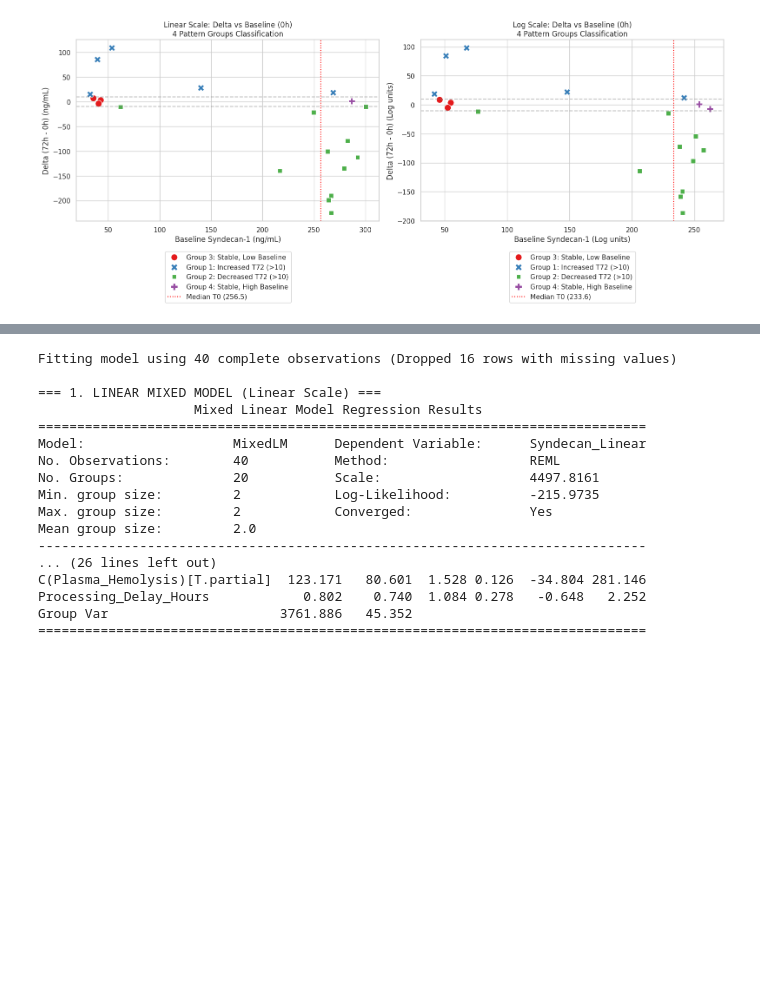
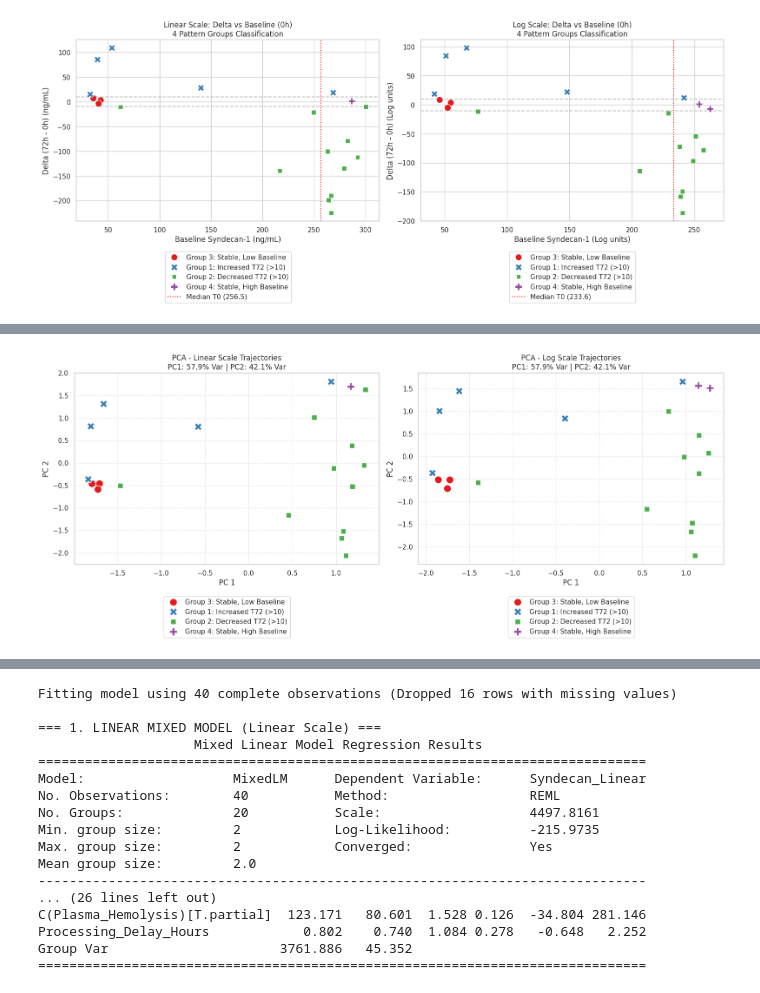
Before and after one commit to tlerksuthirat/Syndecan, a Jupyter notebook: Syndecan_analysis.ipynb, the cells around one changed output, grey strips where cells are left out. Drawn from its saved outputs; the diff is of its cells as text; code cells hidden in the pictures; blank space fills up the shorter version.

```diff
--- a/Syndecan_analysis.ipynb
+++ b/Syndecan_analysis.ipynb
@@ -21,8 +21,8 @@ plt.rcParams["font.size"] = 11
 Choose **one** of the methods below to set your credentials before running the data fetching script. Since we want to upload this notebook to GitHub, we keep these inputs dynamic or hidden.
 # %%
 #@title Method A: Interactive Form Fields (Leave empty on GitHub!)
-SHEET_ID = "" #@param {type:"string"}
-GID = "" #@param {type:"string"}
+SHEET_ID = "1bhjvnO2AzGkdnSnvDgav-vPjCwL8RQlR14mF1ejJw9k" #@param {type:"string"}
+GID = "1217755574" #@param {type:"string"}
 
 if SHEET_ID and GID:
     print("✅ Credentials configured successfully via form fields!")
@@ -625,0 +698,92 @@ plt.show()
+# %%
+import numpy as np
+import pandas as pd
+import matplotlib.pyplot as plt
+import seaborn as sns
+from sklearn.decomposition import PCA
+from sklearn.preprocessing import StandardScaler
+
+# Prepare trajectory data for PCA
+pca_df_linear = pd.DataFrame({
+    'Baseline': df_paired_linear['T0'],
+    'T72': df_paired_linear['T72'],
+    'Delta': df_paired_linear['Delta_Linear']
+})
+
+pca_df_log = pd.DataFrame({
+    'Baseline': df_paired_log['T0'],
+    'T72': df_paired_log['T72'],
+    'Delta': df_paired_log['Delta_Log']
+})
+
+# Standardize the features prior to PCA
+scaler = StandardScaler()
+linear_scaled = scaler.fit_transform(pca_df_linear)
+log_scaled = scaler.fit_transform(pca_df_log)
+
+# Apply PCA (retaining up to 2 components)
+pca_linear = PCA(n_components=2)
+pca_log = PCA(n_components=2)
+
+coords_linear = pca_linear.fit_transform(linear_scaled)
+coords_log = pca_log.fit_transform(log_scaled)
+
+# Build visualization dataframes
+df_pca_linear = pd.DataFrame({
+    'PC1': coords_linear[:, 0],
+    'PC2': coords_linear[:, 1],
+    'Pattern_Group': df_paired_linear['Pattern_Group'].map(map_eng)
+})
+
+df_pca_log = pd.DataFrame({
+    'PC1': coords_log[:, 0],
+    'PC2': coords_log[:, 1],
+    'Pattern_Group': df_paired_log['Pattern_Group'].map(map_eng)
+})
+
+# Plotting the PCA projections
+fig, axes = plt.subplots(1, 2, figsize=(16, 7))
+
+# Linear PCA projection
+sns.scatterplot(
+    data=df_pca_linear,
+    x='PC1',
+    y='PC2',
+    hue='Pattern_Group',
+    style='Pattern_Group',
+    palette='Set1',
+    s=150,
+    ax=axes[0]
+)
+var_lin = pca_linear.explained_variance_ratio_ * 100
+axes[0].set_title(f"PCA - Linear Scale Trajectories\nPC1: {var_lin[0]:.1f}% Var | PC2: {var_lin[1]:.1f}% Var")
+axes[0].set_xlabel("PC 1")
+axes[0].set_ylabel("PC 2")
+axes[0].grid(True, linestyle='--', alpha=0.5)
+axes[0].legend(bbox_to_anchor=(0.5, -0.15), loc='upper center', ncol=1)
+
+# Log PCA projection
+sns.scatterplot(
+    data=df_pca_log,
+    x='PC1',
+    y='PC2',
+    hue='Pattern_Group',
+    style='Pattern_Group',
+    palette='Set1',
+    s=150,
+    ax=axes[1]
+)
+var_log = pca_log.explained_variance_ratio_ * 100
+axes[1].set_title(f"PCA - Log Scale Trajectories\nPC1: {var_log[0]:.1f}% Var | PC2: {var_log[1]:.1f}% Var")
+axes[1].set_xlabel("PC 1")
+axes[1].set_ylabel("PC 2")
+axes[1].grid(True, linestyle='--', alpha=0.5)
+axes[1].legend(bbox_to_anchor=(0.5, -0.15), loc='upper center', ncol=1)
+
+plt.tight_layout()
+plt.show()
+
+print(f"Linear Explained Variance: PC1 = {var_lin[0]:.2f}%, PC2 = {var_lin[1]:.2f}%")
+print(f"Log Explained Variance:    PC1 = {var_log[0]:.2f}%, PC2 = {var_log[1]:.2f}%")
+# %% [output]
+[figure, added]
```
Also changed, not shown: parts of 12 cells of this notebook.
